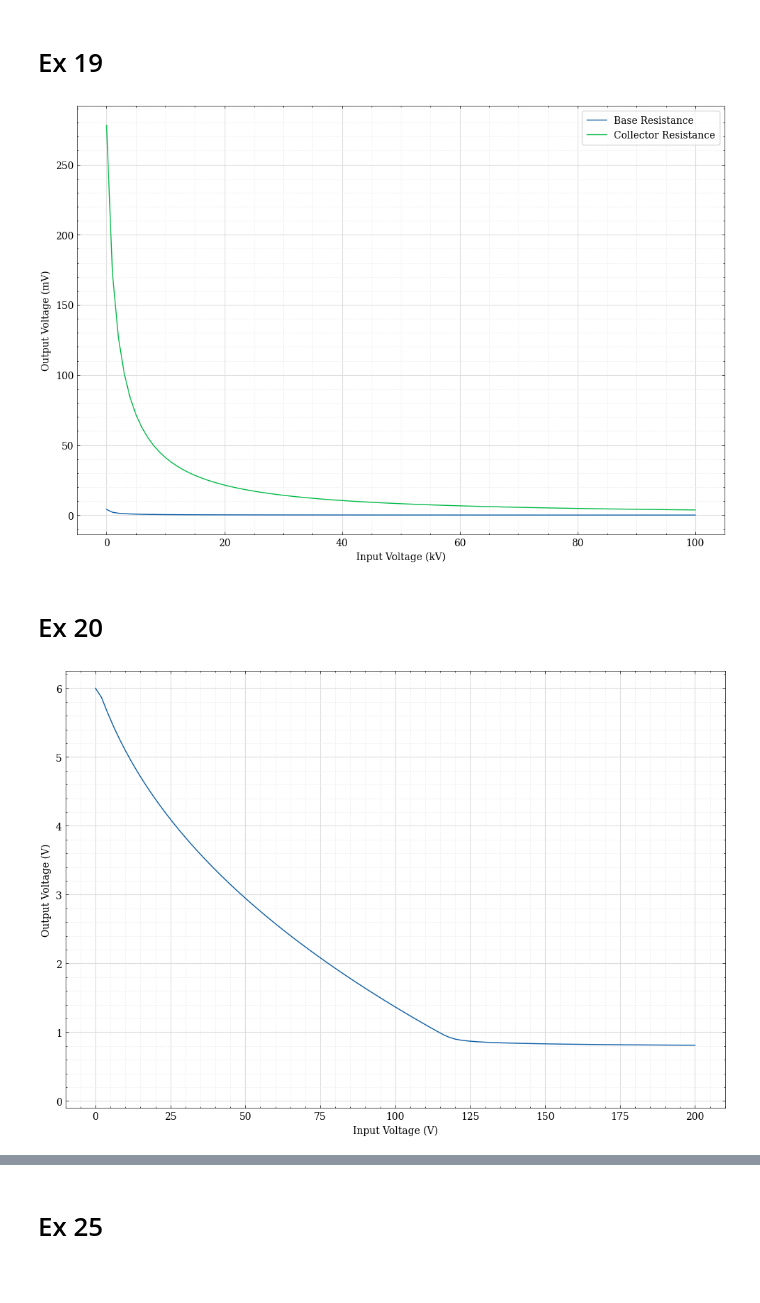
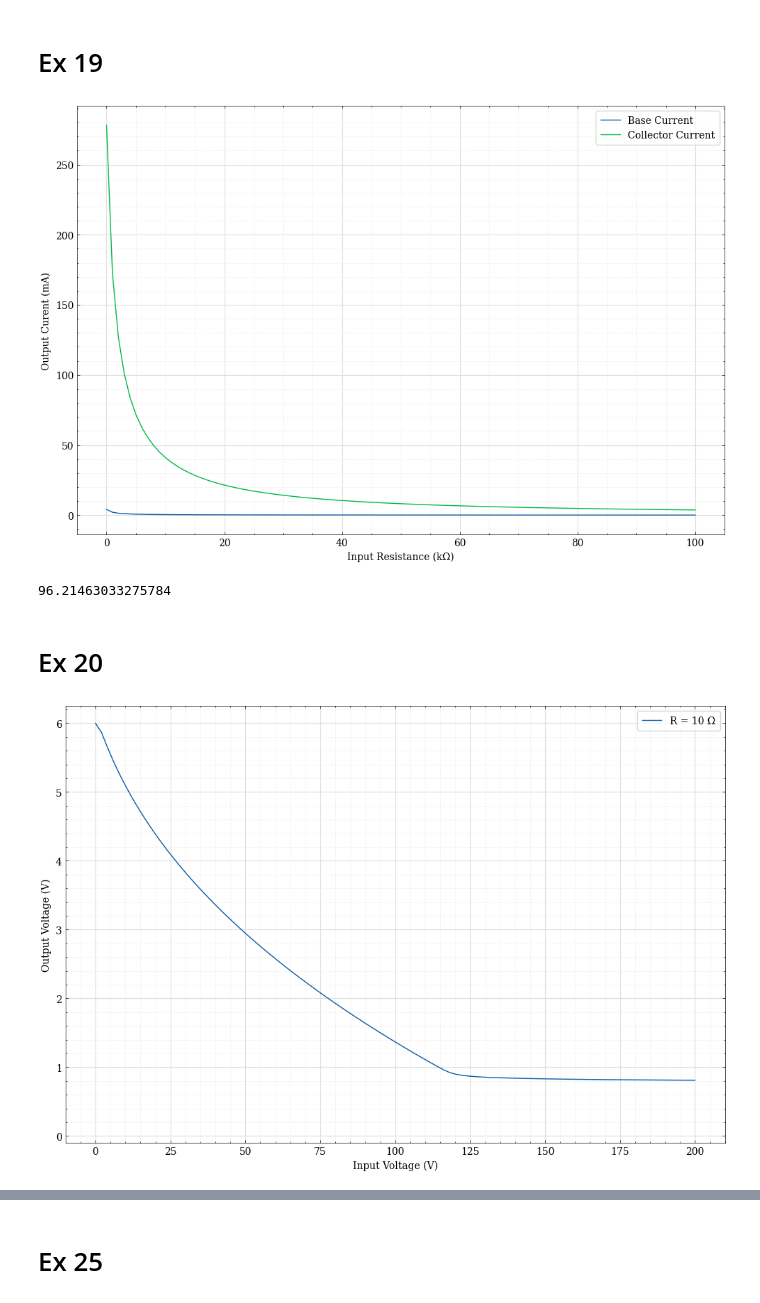
Before and after one commit to ikeasofabed/Labs-Code, a Jupyter notebook: labcode_s3/ElectronicsLab.ipynb, the cells around one changed output, grey strips where cells are left out. Cells and saved outputs as stored; diff of their text form; code cells hidden in the pictures.

```diff
--- a/labcode_s3/ElectronicsLab.ipynb
+++ b/labcode_s3/ElectronicsLab.ipynb
@@ -537,22 +537,26 @@ am2 = ex19[:,2]
 # %%
 fig, ax = plt.subplots()
 
-ax.plot(input * 1e-3, am1 * 1e3, label='Base Resistance')
+ax.plot(input * 1e-3, am1 * 1e3, label='Base Current')
 
-ax.plot(input * 1e-3, am2 * 1e3, label='Collector Resistance')
+ax.plot(input * 1e-3, am2 * 1e3, label='Collector Current')
 
-plt.xlabel('Input Voltage (kV)')
-plt.ylabel('Output Voltage (mV)')
+plt.xlabel('Input Resistance (kΩ)')
+plt.ylabel('Output Curent (mA)')
 
 ax.minorticks_on()
 ax.grid(True, which="major", linewidth=0.8, color="#DDDDDD", zorder=2)
 ax.grid(True, which="minor", linewidth=0.5, color="#EEEEEE", linestyle="--", zorder=1)
 
 ax.legend(frameon=True, fancybox=True, framealpha=0.75, borderpad=0.5)
 
 plt.show()
+
+hfe = np.average(am2 / am1)
+print(hfe)
 # %% [output]
-[figure, old version]
+[figure, new version]
+96.21463033275784
 # %% [markdown]
 # Ex 20
 # %%
@@ -570,7 +574,7 @@ ex20_output_r1k = ex20_r1k[:,1]
 ex20_input_r10k = ex20_r10k[:,0]
 ex20_output_r10k = ex20_r10k[:,1]
 # %%
-plt.plot(ex20_input_r10, ex20_output_r10)
+plt.plot(ex20_input_r10, ex20_output_r10, label='R = 10 Ω')
 
 plt.xlabel('Input Voltage (V)')
 plt.ylabel('Output Voltage (V)')
@@ -581,7 +585,9 @@ plt.minorticks_on()
 plt.grid(True, which="major", linewidth=0.8, color="#DDDDDD", zorder=2)
 plt.grid(True, which="minor", linewidth=0.5, color="#EEEEEE", linestyle="--", zorder=1)
 
+plt.legend(frameon=True, fancybox=True, framealpha=0.75, borderpad=0.5)
+
 plt.show()
 # %% [output]
-[figure, old version]
+[figure, new version]
 # %%
```
Also changed, not shown: parts of 9 cells of this notebook, 32 other files.
